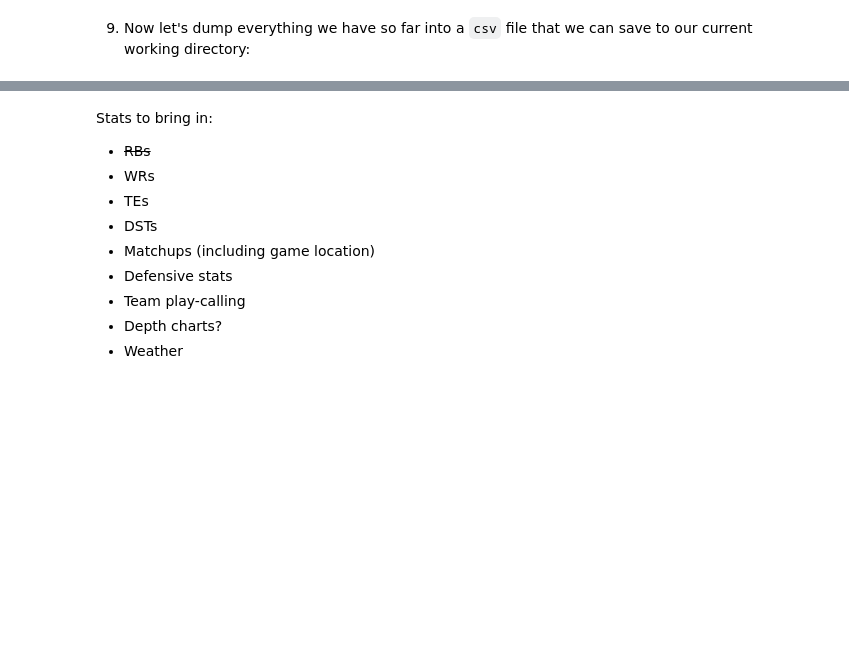
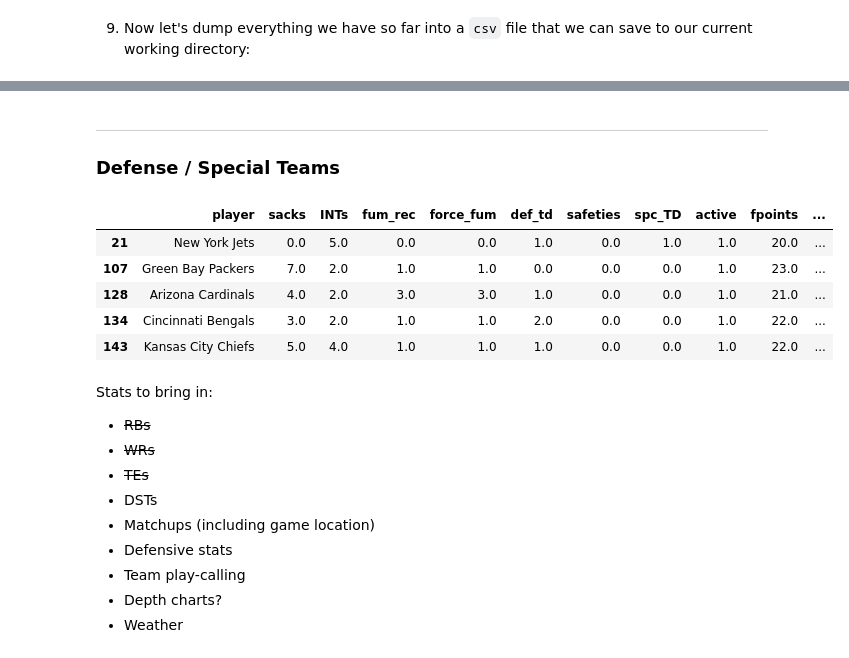
Before and after one commit to dodgemcintosh/FFML, a Jupyter notebook: 1-Getting-NFL-Data.ipynb, the cells around one changed output, grey strips where cells are left out. Saved outputs shown, nothing was run; the diff lists cells and outputs as text; code cells hidden in the pictures; blank space fills up the shorter version.

```diff
--- a/1-Getting-NFL-Data.ipynb
+++ b/1-Getting-NFL-Data.ipynb
@@ -91,6 +92,8 @@ for week_number in range(1,6):
             selection.append(cells[index].text.lstrip().strip())
         # I want "week" to become a unique identifier to bring in opponents
         week.append(week_number)
+    # And adding a 1 second delay
+    sleep(1)
 # %% [markdown]
 4. Let's make an empty `dataframe` and then fill it using our list of lists:
 # %%
@@ -249,8 +378,61 @@ ___
+# %% [markdown]
+___
+### Defense / Special Teams
+# %%
+player = []
+
+sacks = []
+INTs = []
+fum_rec = []
+force_fum = []
+def_td = []
+safeties = []
+spc_TD = []
+
+active = []
+fpoints = []
+fpoints_g = []
+own_pct = []
+
+week = []
+year = []
+# %%
+dst_stats_lists = [player, sacks, INTs, fum_rec, force_fum,
+                   def_td, safeties, spc_TD,
+                   active, fpoints, fpoints_g, own_pct]
+
+for week_number in range(1,6):
+    res = requests.get('https://www.fantasypros.com/nfl/stats/dst.php?week={}&scoring=HALF&range=week'.format(week_number))
+    soup = BeautifulSoup(res.content, 'lxml')
+    for row in soup.find('div', {'class':'mobile-table'}).find('tbody').find_all('tr'):
+        cells = row.find_all('td')
+        for index, selection in enumerate(dst_stats_lists):
+            selection.append(cells[index].text.lstrip().strip())
+        # I want "week" to become a unique identifier to bring in opponents
+        week.append(week_number)
+    sleep(1)
+
+dstdf = pd.DataFrame(columns= ['player', 'sacks', 'INTs', 'fum_rec', 'force_fum',
+                   'def_td', 'safeties', 'spc_TD',
+                   'active', 'fpoints', 'fpoints_g', 'own_pct'])
+for index, column in enumerate(dstdf.columns):
+    dstdf[column] = dst_stats_lists[index]
+
+dstdf = table_cleaner(dstdf)
+# %%
+dstdf.loc[dstdf.fpoints >= 20, :]
+# %% [output]
+|  | player | sacks | INTs | fum_rec | force_fum | def_td | safeties | spc_TD | active | fpoints | ... |
+| 21 | New York Jets | 0.0 | 5.0 | 0.0 | 0.0 | 1.0 | 0.0 | 1.0 | 1.0 | 20.0 | ... |
+| 107 | Green Bay Packers | 7.0 | 2.0 | 1.0 | 1.0 | 0.0 | 0.0 | 0.0 | 1.0 | 23.0 | ... |
+| 128 | Arizona Cardinals | 4.0 | 2.0 | 3.0 | 3.0 | 1.0 | 0.0 | 0.0 | 1.0 | 21.0 | ... |
+| 134 | Cincinnati Bengals | 3.0 | 2.0 | 1.0 | 1.0 | 2.0 | 0.0 | 0.0 | 1.0 | 22.0 | ... |
+| 143 | Kansas City Chiefs | 5.0 | 4.0 | 1.0 | 1.0 | 1.0 | 0.0 | 0.0 | 1.0 | 22.0 | ... |
 # %% [markdown]
 Stats to bring in:
 - ~~RBs~~
-- WRs
-- TEs
+- ~~WRs~~
+- ~~TEs~~
 - DSTs
 - Matchups (including game location)
 - Defensive stats
```
Also changed, not shown: parts of 21 cells of this notebook.
